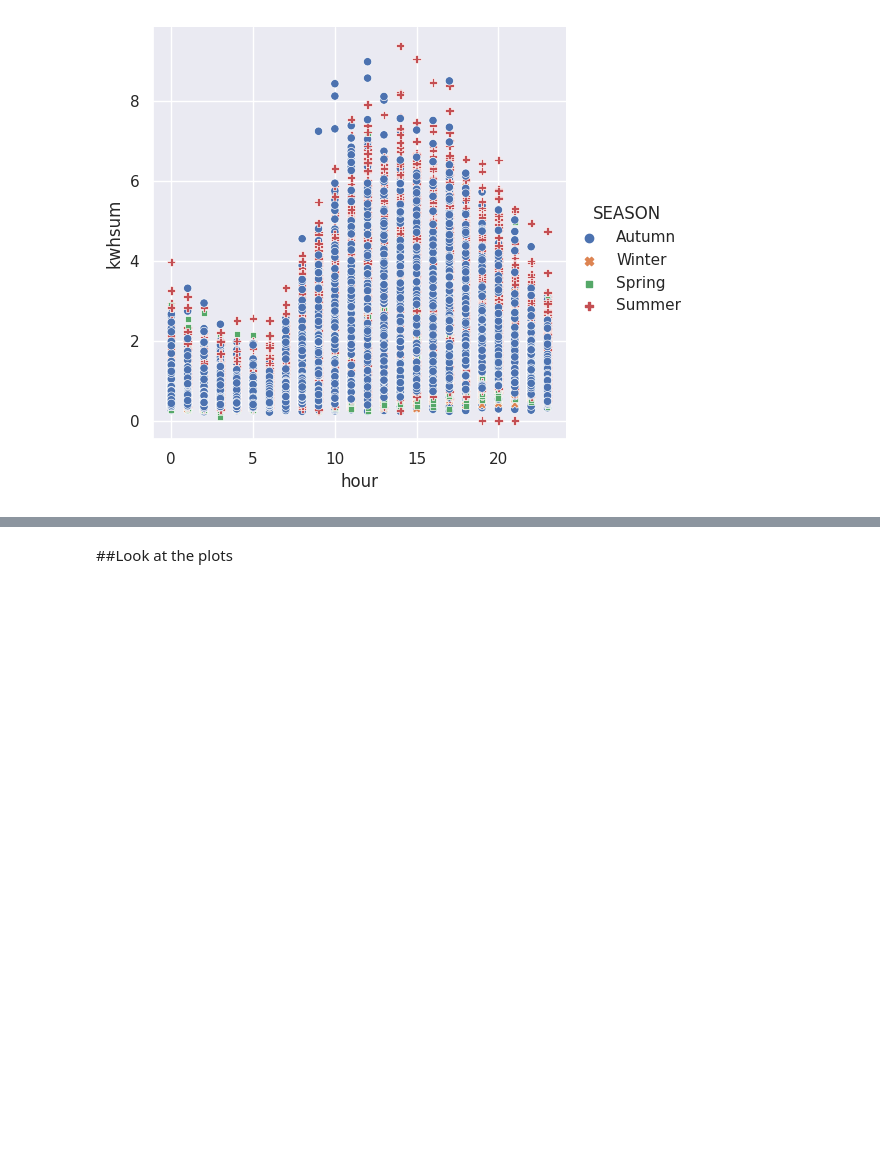
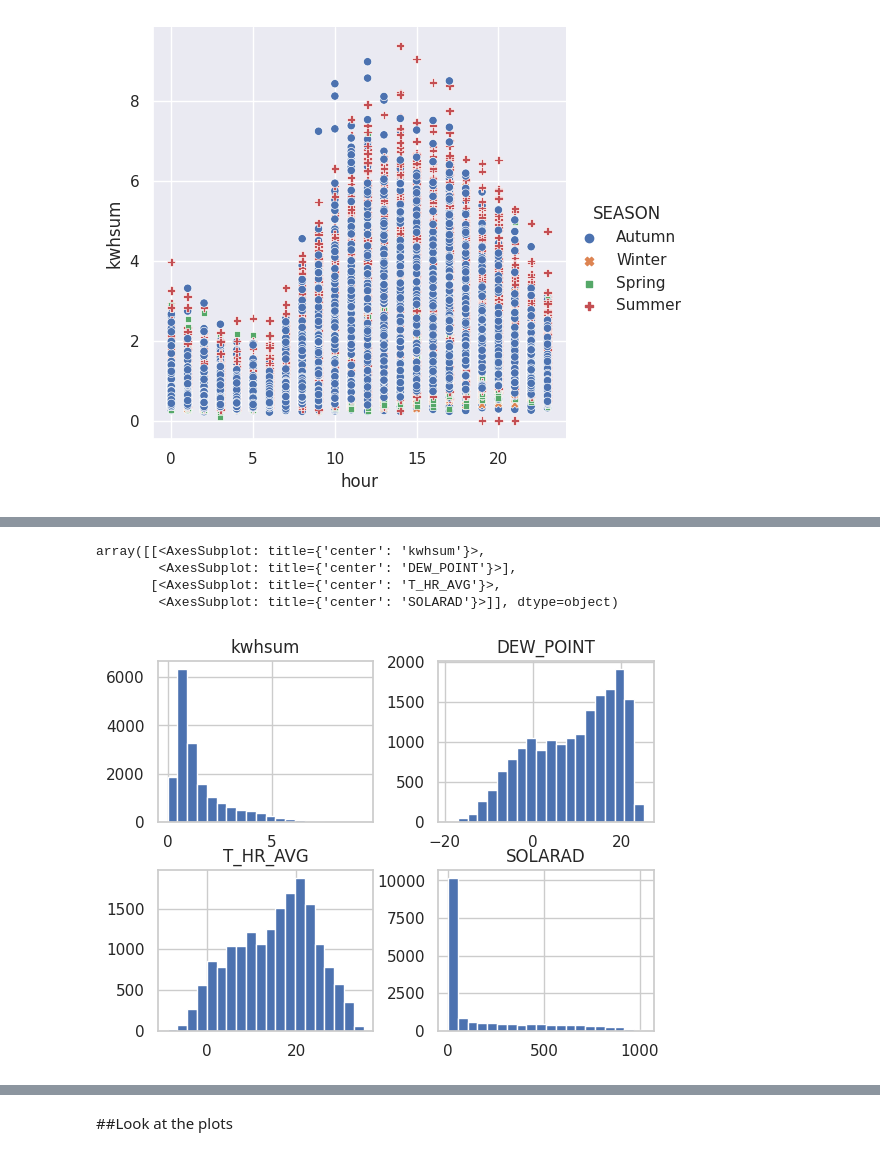
Before and after one commit to ThingsAbove/home_energy, a Jupyter notebook: EnergyUsage.ipynb, the cells around one changed output, grey strips where cells are left out. Cells and saved outputs as stored; diff of their text form; code cells hidden in the pictures; blank space fills up the shorter version.

```diff
--- a/EnergyUsage.ipynb
+++ b/EnergyUsage.ipynb
@@ -466,3 +485,11 @@ df.boxplot(by ='SEASON', column =['kwhsum'], grid = False, **PROPS)
+# %%
+df.hist( bins=20, column=['kwhsum','DEW_POINT','T_HR_AVG','SOLARAD'])
+# %% [output]
+array([[<AxesSubplot: title={'center': 'kwhsum'}>,
+        <AxesSubplot: title={'center': 'DEW_POINT'}>],
+       [<AxesSubplot: title={'center': 'T_HR_AVG'}>,
+        <AxesSubplot: title={'center': 'SOLARAD'}>]], dtype=object)
+[figure, added]
 # %%
 df.columns
 # %% [output]
```
Also changed, not shown: parts of 11 cells of this notebook, 3 other files.
